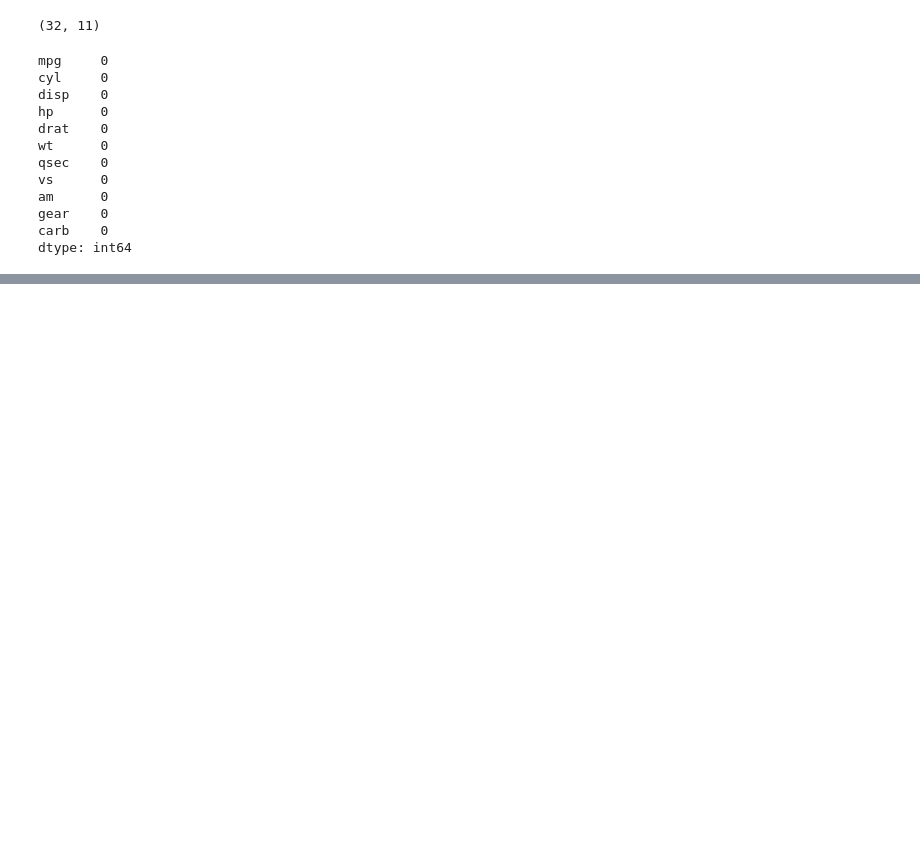
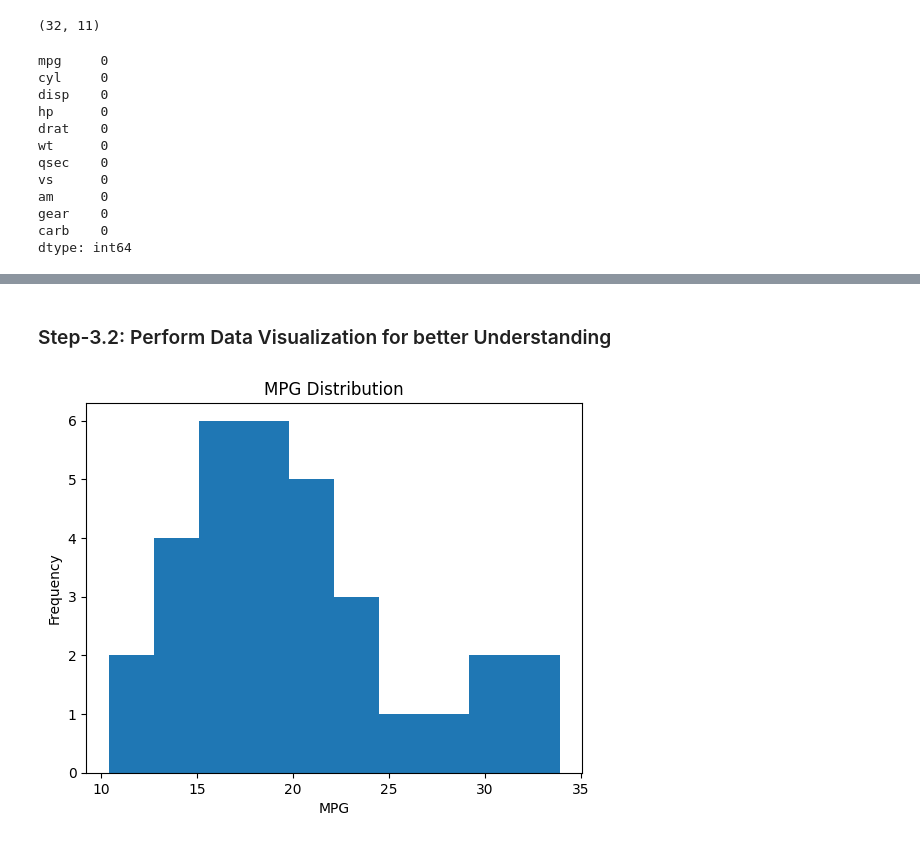
Before and after one commit to RangeshPandianPT/Data-Science_with-ML, a Jupyter notebook: Data_Visualization.ipynb, the cells around one changed output, grey strips where cells are left out. Saved outputs shown, nothing was run; the diff lists cells and outputs as text; code cells hidden in the pictures; blank space fills up the shorter version.

```diff
--- a/Data_Visualization.ipynb
+++ b/Data_Visualization.ipynb
@@ -62,3 +64,5 @@ mtcar_data.describe()
 | 50% | 19.200000 | 6.000000 | 196.300000 | 123.000000 | 3.695000 | 3.325000 | 17.710000 | 0.000000 | 0.000000 | 4.000000 | 2.0000 |
 | 75% | 22.800000 | 8.000000 | 326.000000 | 180.000000 | 3.920000 | 3.610000 | 18.900000 | 1.000000 | 1.000000 | 4.000000 | 4.0000 |
 | max | 33.900000 | 8.000000 | 472.000000 | 335.000000 | 4.930000 | 5.424000 | 22.900000 | 1.000000 | 1.000000 | 5.000000 | 8.0000 |
+# %% [markdown]
+### Step-3.2: Perform Data Visualization for better Understanding
@@ -64,0 +71,8 @@ mtcar_data.describe()
+# %%
+plt.hist(mtcar_data["mpg"])  #Speaks about the distribution of one continuous data
+plt.xlabel("MPG")
+plt.ylabel("Frequency")
+plt.title("MPG Distribution")
+plt.show()
+# %% [output]
+[figure, added]
```
Also changed, not shown: parts of 3 cells of this notebook.
